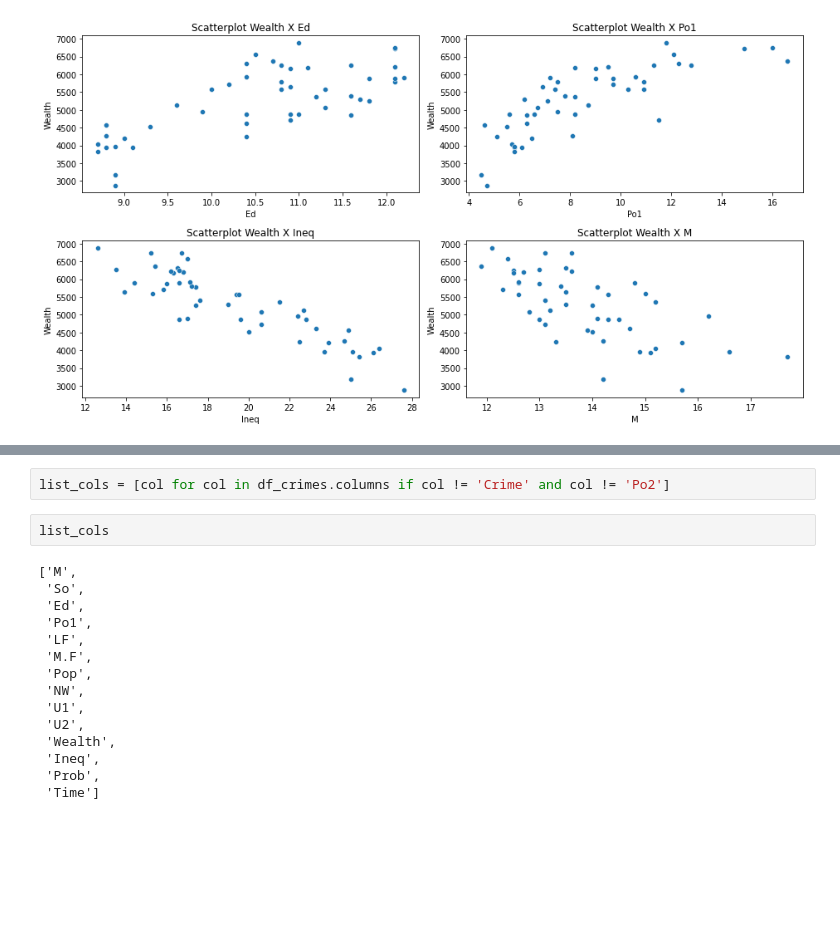
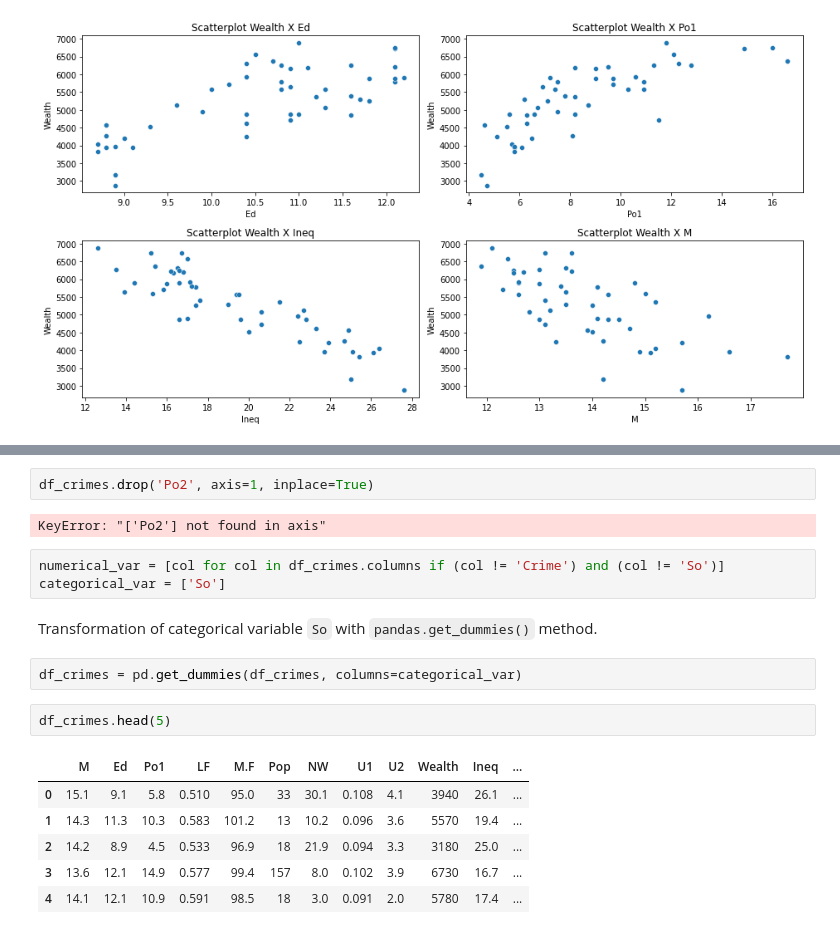
Before and after one commit to artchiaver/uscrime, a Jupyter notebook: notebook/effect_of_punishment_regimes.ipynb, the cells around one changed output, grey strips where cells are left out. Saved outputs shown, nothing was run; the diff lists cells and outputs as text; blank space fills up the shorter version.

```diff
--- a/notebook/effect_of_punishment_regimes.ipynb
+++ b/notebook/effect_of_punishment_regimes.ipynb
@@ -202,19 +220,20 @@ Other graphics that are important to look at before running any modeling, in thi
+# %%
+df_crimes.drop('Po2', axis=1, inplace=True)
+# %% [output]
+KeyError: "['Po2'] not found in axis"
 # %%
-list_cols = [col for col in df_crimes.columns if col != 'Crime' and col != 'Po2']
+numerical_var = [col for col in df_crimes.columns if (col != 'Crime') and (col != 'So')]
+categorical_var = ['So']
-# %%
-list_cols
-# %% [output]
-['M',
- 'So',
- 'Ed',
- 'Po1',
- 'LF',
- 'M.F',
- 'Pop',
- 'NW',
- 'U1',
- 'U2',
- 'Wealth',
- 'Ineq',
- 'Prob',
- 'Time']
+# %% [markdown]
+Transformation of categorical variable `So` with `pandas.get_dummies()` method.
+# %%
+df_crimes = pd.get_dummies(df_crimes, columns=categorical_var)
+# %%
+df_crimes.head(5)
+# %% [output]
+|  | M | Ed | Po1 | LF | M.F | Pop | NW | U1 | U2 | Wealth | Ineq | ... |
+| 0 | 15.1 | 9.1 | 5.8 | 0.510 | 95.0 | 33 | 30.1 | 0.108 | 4.1 | 3940 | 26.1 | ... |
+| 1 | 14.3 | 11.3 | 10.3 | 0.583 | 101.2 | 13 | 10.2 | 0.096 | 3.6 | 5570 | 19.4 | ... |
+| 2 | 14.2 | 8.9 | 4.5 | 0.533 | 96.9 | 18 | 21.9 | 0.094 | 3.3 | 3180 | 25.0 | ... |
+| 3 | 13.6 | 12.1 | 14.9 | 0.577 | 99.4 | 157 | 8.0 | 0.102 | 3.9 | 6730 | 16.7 | ... |
+| 4 | 14.1 | 12.1 | 10.9 | 0.591 | 98.5 | 18 | 3.0 | 0.091 | 2.0 | 5780 | 17.4 | ... |
```
Also changed, not shown: parts of 18 cells of this notebook.
